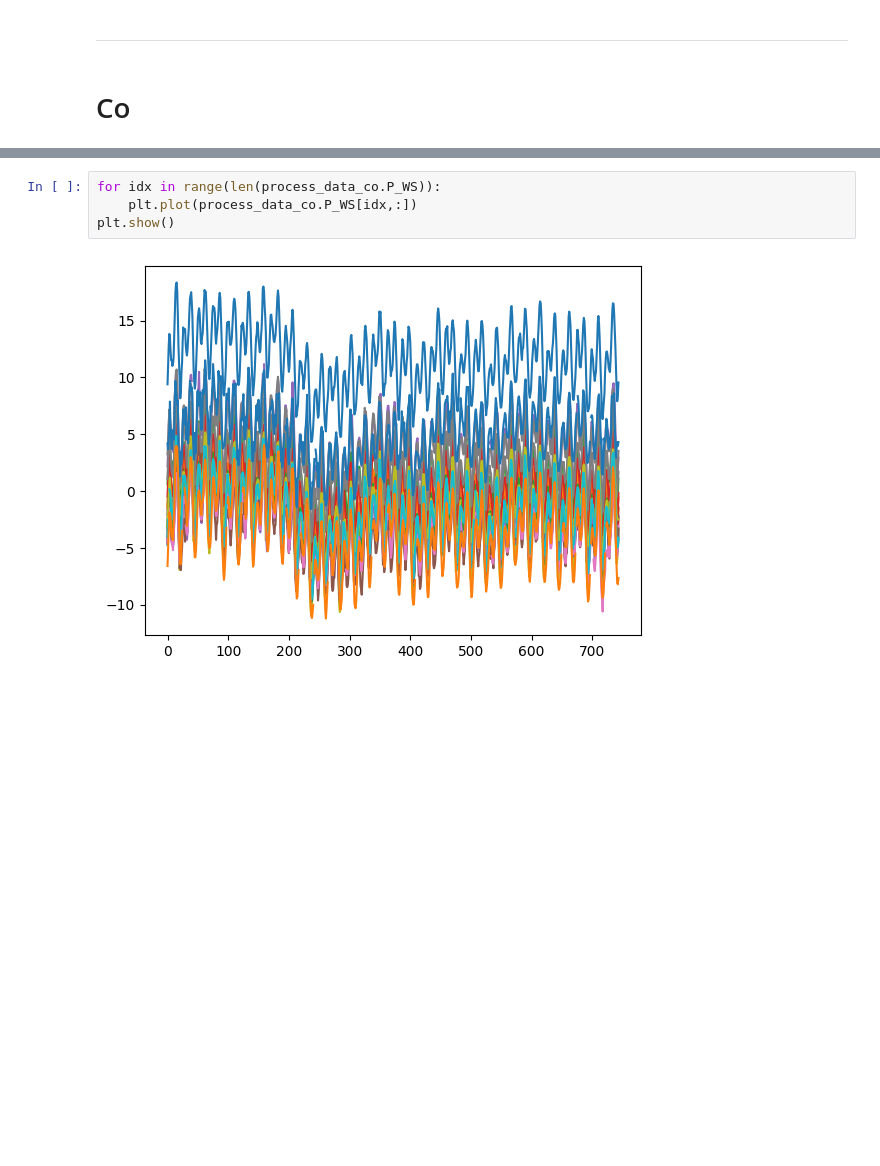
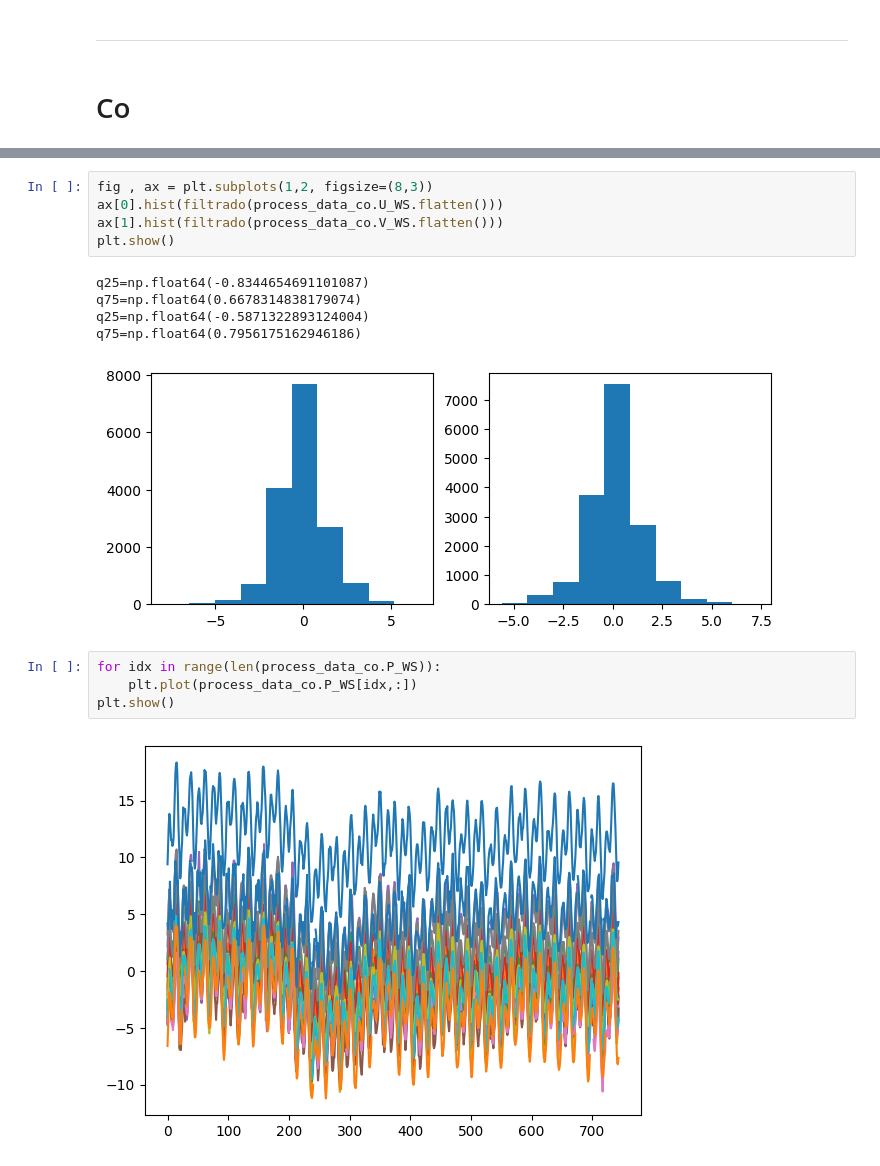
Before and after one commit to sagomeza1/pinns, a Jupyter notebook: cuadernos/exploracion.ipynb, the cells around one changed output, grey strips where cells are left out. Drawn from its saved outputs; the diff is of its cells as text; blank space fills up the shorter version.

```diff
--- a/cuadernos/exploracion.ipynb
+++ b/cuadernos/exploracion.ipynb
@@ -300,3 +425,14 @@ ws_data.tail()
+# %%
+fig , ax = plt.subplots(1,2, figsize=(8,3))
+ax[0].hist(filtrado(process_data_co.U_WS.flatten()))
+ax[1].hist(filtrado(process_data_co.V_WS.flatten()))
+plt.show()
+# %% [output]
+q25=np.float64(-0.8344654691101087)
+q75=np.float64(0.6678314838179074)
+q25=np.float64(-0.5871322893124004)
+q75=np.float64(0.7956175162946186)
+[figure, added]
 # %%
 for idx in range(len(process_data_co.P_WS)):
     plt.plot(process_data_co.P_WS[idx,:])
```
Also changed, not shown: parts of 18 cells of this notebook, 1 other file.
